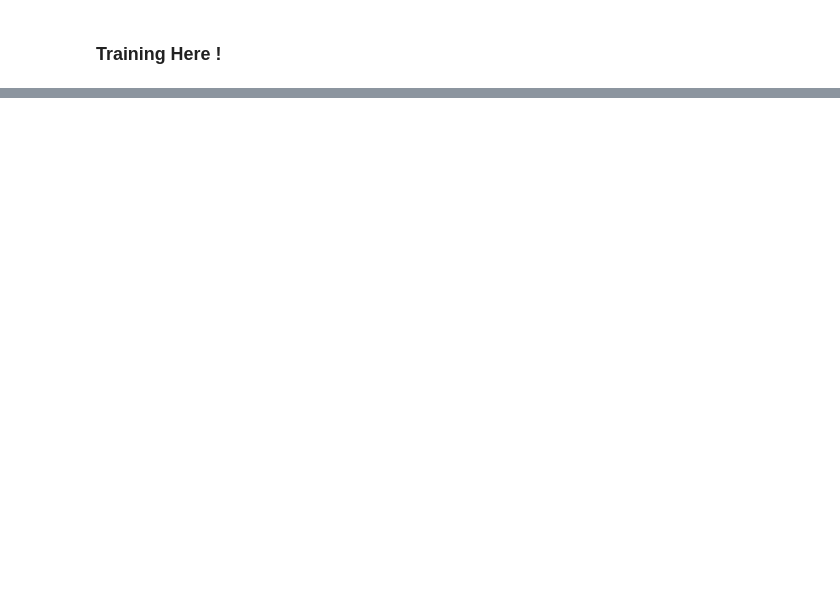
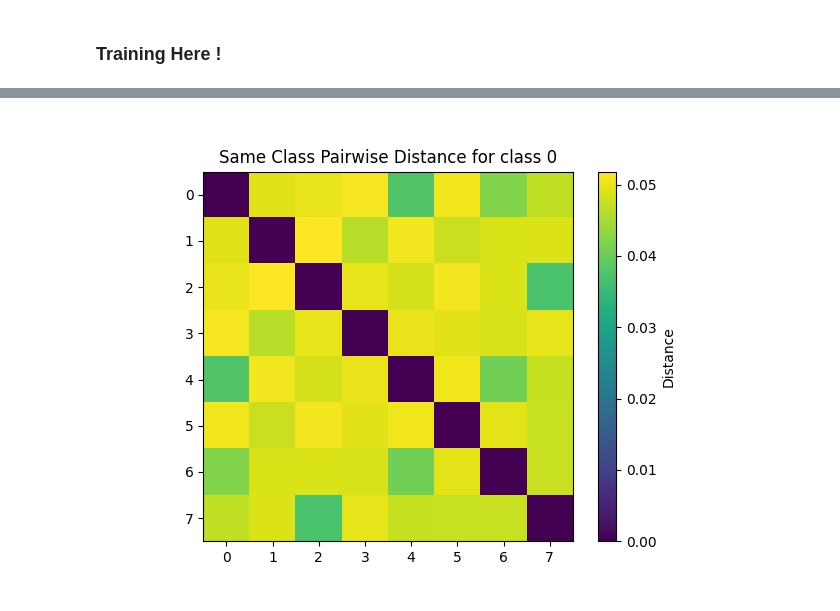
Before and after one commit to tutorgaming/fisheye-vpr, a Jupyter notebook: notebooks/YOFO-BasicPipeline.ipynb, the cells around one changed output, grey strips where cells are left out. Saved outputs shown, nothing was run; the diff lists cells and outputs as text; code cells hidden in the pictures; blank space fills up the shorter version.

```diff
--- a/notebooks/YOFO-BasicPipeline.ipynb
+++ b/notebooks/YOFO-BasicPipeline.ipynb
@@ -229,0 +366,22 @@ Validating epoch 11
+# %%
+def class_visualize(class_idx_list):
+    dataset = ENG3_Floor1_Fisheye_Dataset()
+    # Extract the Same class image
+    same_class_dataloader = dataset.get_same_class_data(class_idx_list)
+    # Feed the image to model
+    same_class_batch, same_class_label = next(iter(same_class_dataloader))
+    same_class_batch = same_class_batch.to(torch.device("cuda"))
+    predictions = model(same_class_batch)
+    pred = predictions.detach().cpu()
+    distances = _pairwise_distance(pred).numpy()
+    # Visualize the pairwise distances
+    plt.figure()
+    plt.imshow(distances, cmap='viridis', interpolation='nearest')
+    plt.colorbar(label='Distance')
+    plt.title('Same Class Pairwise Distance for class {}'.format(class_idx_list))
+    plt.grid(False)
+    plt.show()
+# %%
+class_visualize(0)
+# %% [output]
+[figure, added]
```
Also changed, not shown: parts of 30 cells of this notebook, 11 other files.
